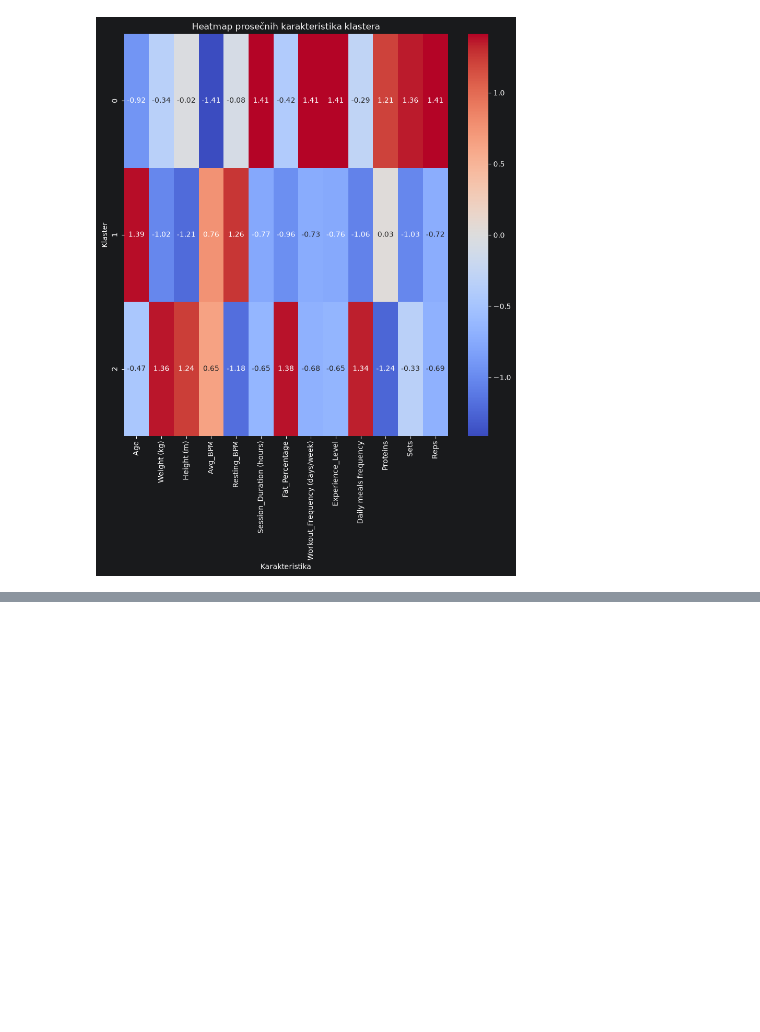
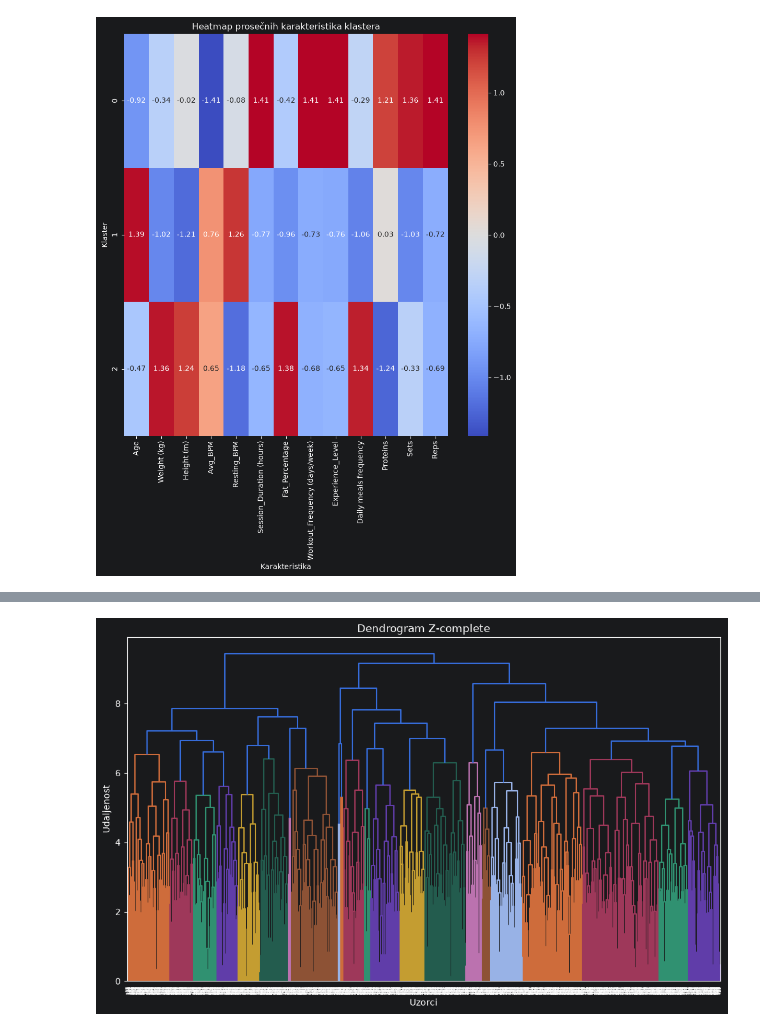
Before and after one commit to mar373/gym-clustering, a Jupyter notebook: KMeans.ipynb, the cells around one changed output, grey strips where cells are left out. Drawn from its saved outputs; the diff is of its cells as text; code cells hidden in the pictures; blank space fills up the shorter version.

```diff
--- a/KMeans.ipynb
+++ b/KMeans.ipynb
@@ -473,0 +500,12 @@ cluster_profile
+# %%
+Z_complete = linkage(sample, method='complete')
+
+plt.figure(figsize=(12,7))
+dendrogram(Z_complete)
+
+plt.title('Dendrogram Z-complete')
+plt.xlabel('Uzorci')
+plt.ylabel('Udaljenost')
+plt.show()
+# %% [output]
+[figure, added]
```
Also changed, not shown: parts of 22 cells of this notebook.
